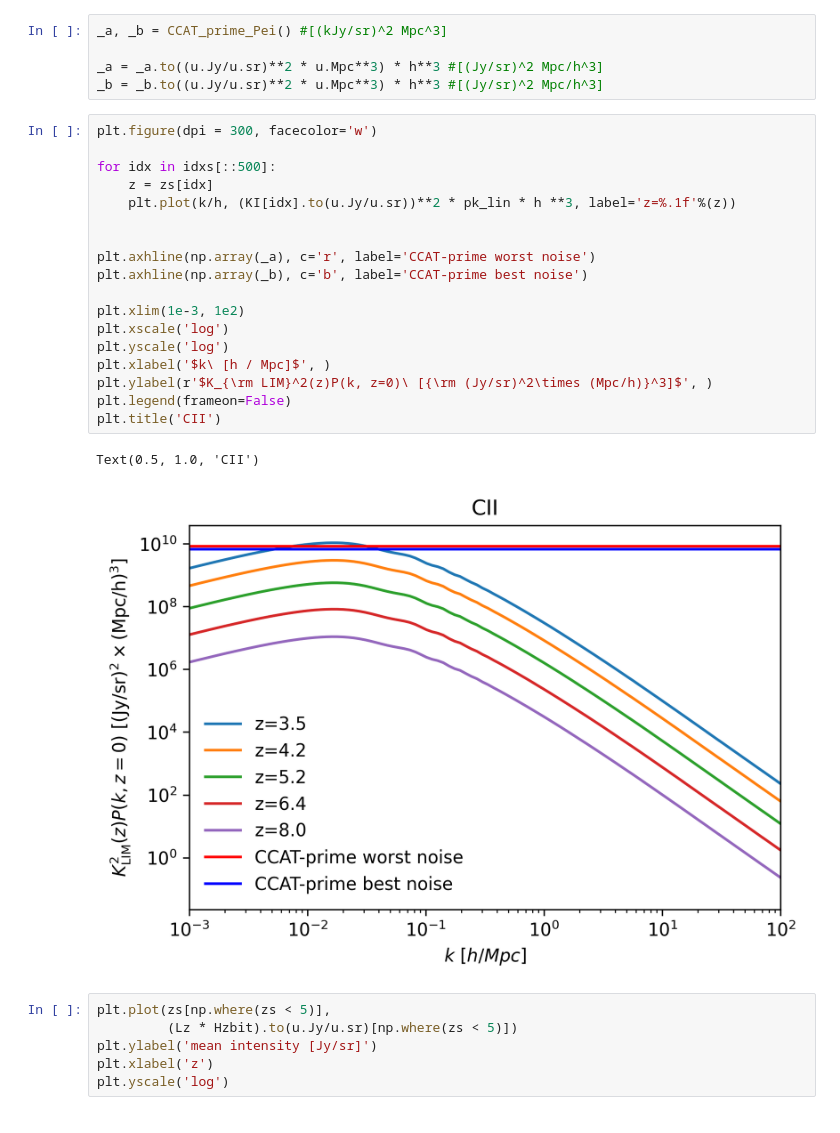
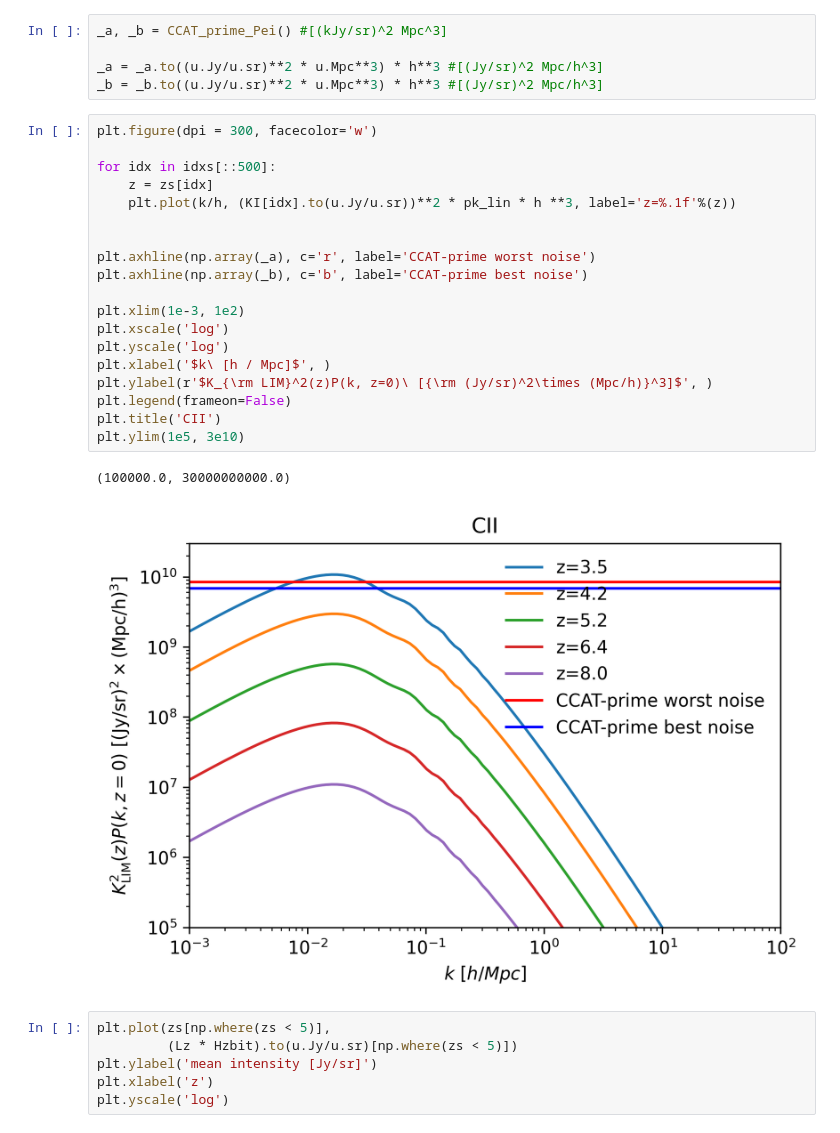
Before and after one commit to DelonShen/LIMxCMBL, a Jupyter notebook: 012.001.2025-03-13-consistency-spectra.ipynb, the cells around one changed output. Cells and saved outputs as stored; diff of their text form.

Commit message:
visualiztions of LIM cosmology/noise model

```diff
--- a/012.001.2025-03-13-consistency-spectra.ipynb
+++ b/012.001.2025-03-13-consistency-spectra.ipynb
@@ -52,24 +52,25 @@ _b = _b.to((u.Jy/u.sr)**2 * u.Mpc**3) * h**3 #[(Jy/sr)^2 Mpc/h^3]
 # %%
 plt.figure(dpi = 300, facecolor='w')
 
 for idx in idxs[::500]:
     z = zs[idx]
     plt.plot(k/h, (KI[idx].to(u.Jy/u.sr))**2 * pk_lin * h **3, label='z=%.1f'%(z))
 
 
 plt.axhline(np.array(_a), c='r', label='CCAT-prime worst noise')
 plt.axhline(np.array(_b), c='b', label='CCAT-prime best noise')
 
 plt.xlim(1e-3, 1e2)
 plt.xscale('log')
 plt.yscale('log')
 plt.xlabel('$k\ [h / Mpc]$', )
 plt.ylabel(r'$K_{\rm LIM}^2(z)P(k, z=0)\ [{\rm (Jy/sr)^2\times (Mpc/h)}^3]$', )
 plt.legend(frameon=False)
 plt.title('CII')
+plt.ylim(1e5, 3e10)
 # %% [output]
-Text(0.5, 1.0, 'CII')
+(100000.0, 30000000000.0)
-[figure, old version]
+[figure, new version]
 # %%
 plt.plot(zs[np.where(zs < 5)],
          (Lz * Hzbit).to(u.Jy/u.sr)[np.where(zs < 5)])
```
Also changed, not shown: parts of 5 cells of this notebook, 10 other files.
